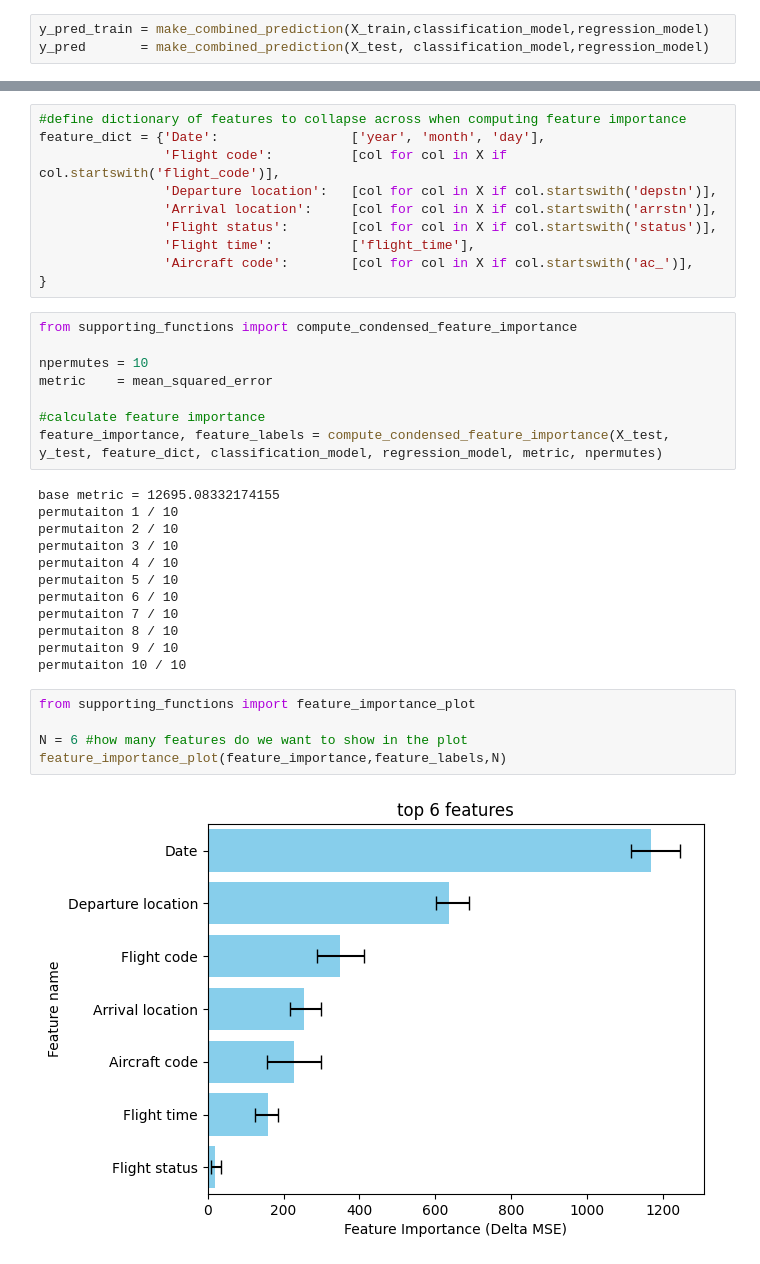
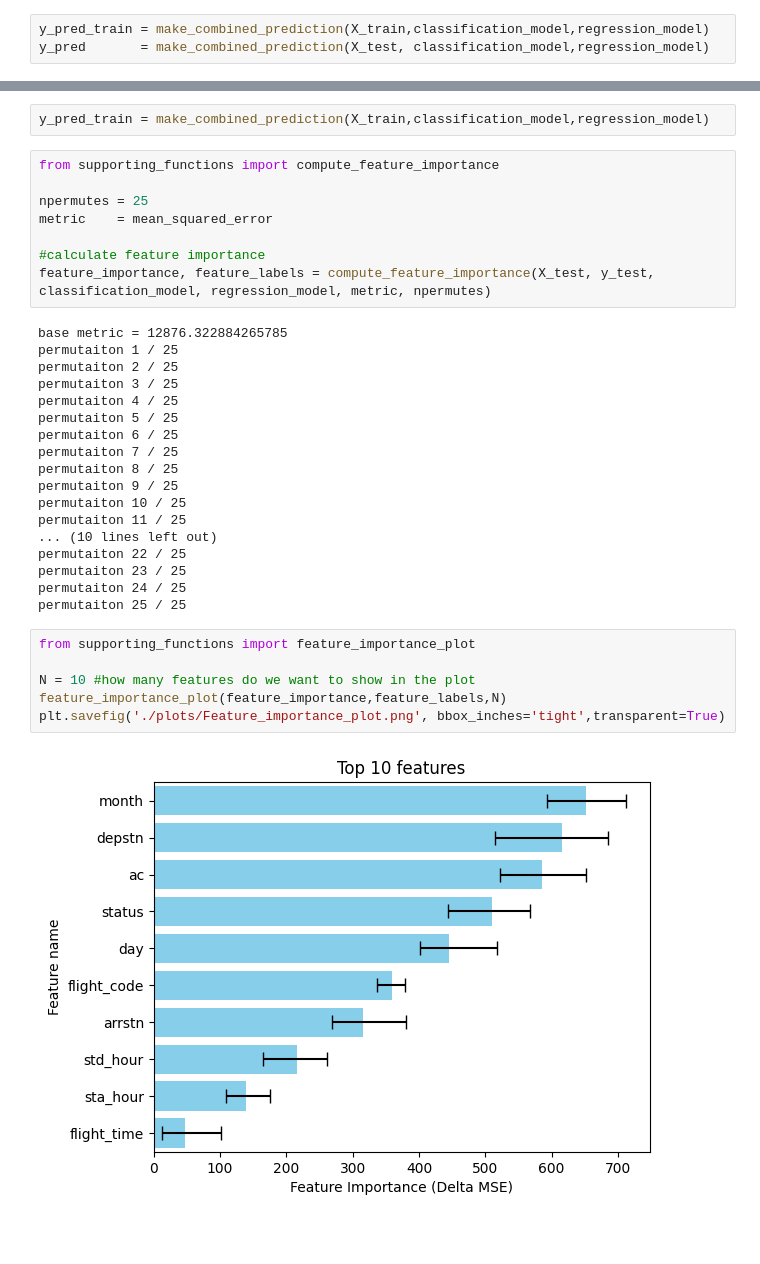
Before and after one commit to rudyvdbrink/Tunis_Air_prediction, a Jupyter notebook: 3_combine_models.ipynb, the cells around one changed output, grey strips where cells are left out. Drawn from its saved outputs; the diff is of its cells as text; blank space fills up the shorter version.

Commit message:
Combined model done

```diff
--- a/3_combine_models.ipynb
+++ b/3_combine_models.ipynb
@@ -131,37 +97,36 @@ X = X_train.copy()
-# %%
-#define dictionary of features to collapse across when computing feature importance
-feature_dict = {'Date':                 ['year', 'month', 'day'],
-                'Flight code':          [col for col in X if col.startswith('flight_code')],
-                'Departure location':   [col for col in X if col.startswith('depstn')],
-                'Arrival location':     [col for col in X if col.startswith('arrstn')],
-                'Flight status':        [col for col in X if col.startswith('status')],
-                'Flight time':          ['flight_time'],
-                'Aircraft code':        [col for col in X if col.startswith('ac_')],
-}
+# %%
+y_pred_train = make_combined_prediction(X_train,classification_model,regression_model)
 # %%
-from supporting_functions import compute_condensed_feature_importance
+from supporting_functions import compute_feature_importance
 
-npermutes = 10
+npermutes = 25
 metric    = mean_squared_error
 
 #calculate feature importance
-feature_importance, feature_labels = compute_condensed_feature_importance(X_test, y_test, feature_dict, classification_model, regression_model, metric, npermutes)
+feature_importance, feature_labels = compute_feature_importance(X_test, y_test, classification_model, regression_model, metric, npermutes)
 # %% [output]
-base metric = 12695.08332174155
-permutaiton 1 / 10
-permutaiton 2 / 10
-permutaiton 3 / 10
-permutaiton 4 / 10
-permutaiton 5 / 10
-permutaiton 6 / 10
-permutaiton 7 / 10
-permutaiton 8 / 10
-permutaiton 9 / 10
-permutaiton 10 / 10
+base metric = 12876.322884265785
+permutaiton 1 / 25
+permutaiton 2 / 25
+permutaiton 3 / 25
+permutaiton 4 / 25
+permutaiton 5 / 25
+permutaiton 6 / 25
+permutaiton 7 / 25
+permutaiton 8 / 25
+permutaiton 9 / 25
+permutaiton 10 / 25
+permutaiton 11 / 25
+... (10 lines left out)
+permutaiton 22 / 25
+permutaiton 23 / 25
+permutaiton 24 / 25
+permutaiton 25 / 25
 # %%
 from supporting_functions import feature_importance_plot
 
-N = 6 #how many features do we want to show in the plot
+N = 10 #how many features do we want to show in the plot
 feature_importance_plot(feature_importance,feature_labels,N)
+plt.savefig('./plots/Feature_importance_plot.png', bbox_inches='tight',transparent=True)
 # %% [output]
-[figure, old version]
+[figure, new version]
```
Also changed, not shown: parts of 5 cells of this notebook, 11 other files.
